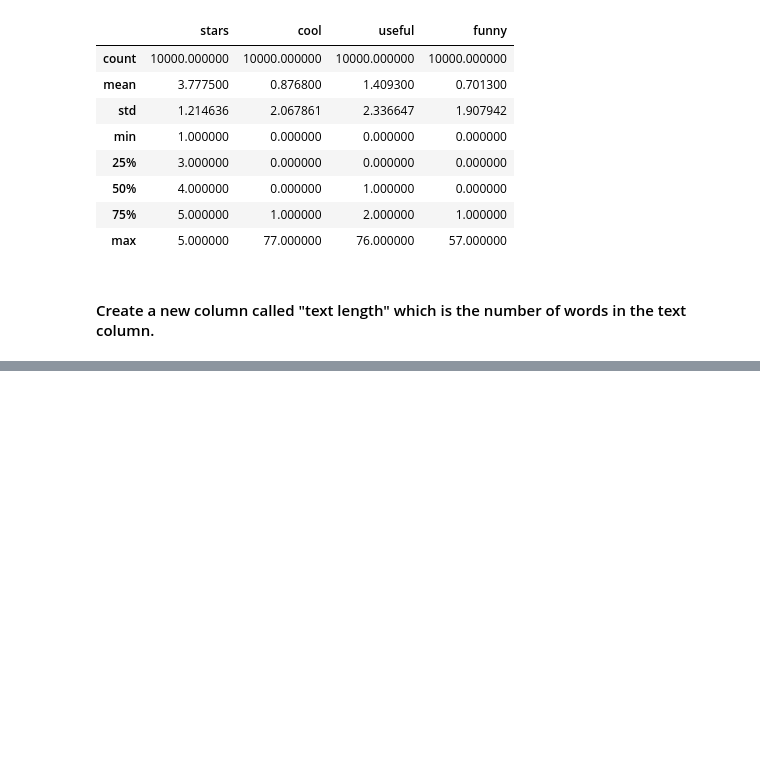
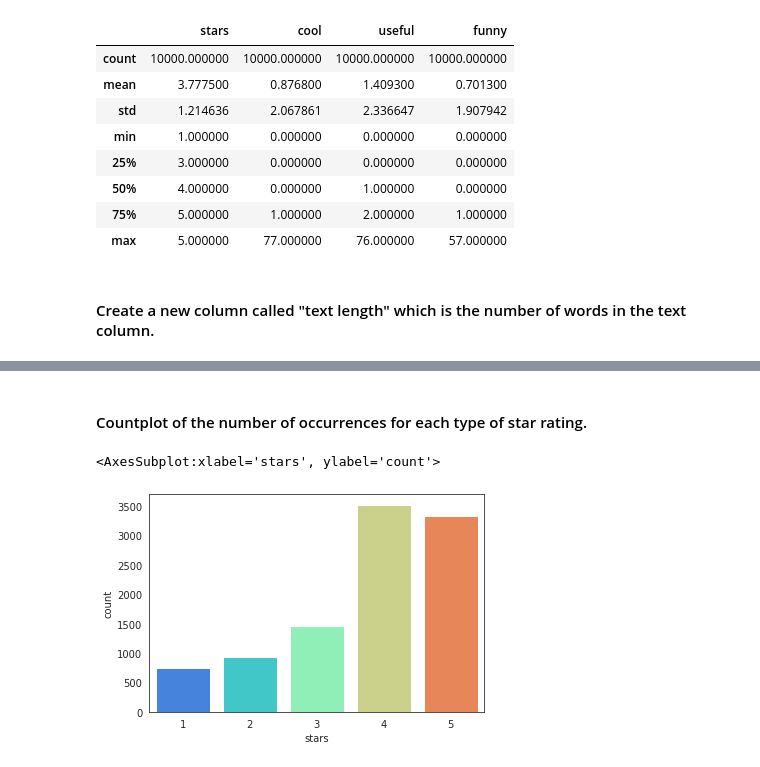
Before and after one commit to mleontenko/yelp, a Jupyter notebook: yelp-nlp.ipynb, the cells around one changed output, grey strips where cells are left out. Cells and saved outputs as stored; diff of their text form; code cells hidden in the pictures; blank space fills up the shorter version.

```diff
--- a/yelp-nlp.ipynb
+++ b/yelp-nlp.ipynb
@@ -57,0 +80,7 @@ yelp['text length'] = yelp['text'].apply(len)
+# %% [markdown]
+#### Countplot of the number of occurrences for each type of star rating.
+# %%
+sns.countplot(x='stars',data=yelp,palette='rainbow')
+# %% [output]
+<AxesSubplot:xlabel='stars', ylabel='count'>
+[figure, added]
```
Also changed, not shown: parts of 10 cells of this notebook.
